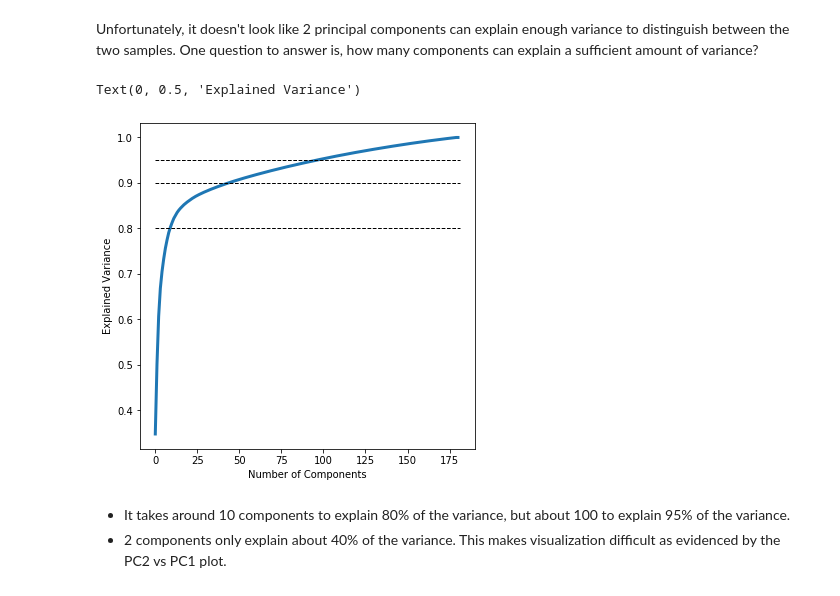
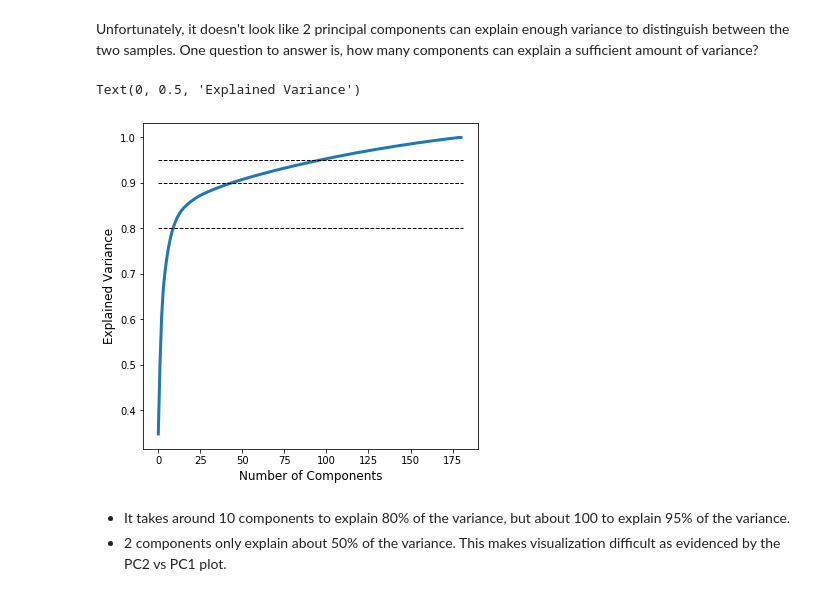
Before and after one commit to s-mushnoori/diagnosing-pancreatic-cancer, a Jupyter notebook: diagnosing-pancreatic-cancer.ipynb, the cells around one changed output. Drawn from its saved outputs; the diff is of its cells as text; code cells hidden in the pictures.

```diff
--- a/diagnosing-pancreatic-cancer.ipynb
+++ b/diagnosing-pancreatic-cancer.ipynb
@@ -348,14 +348,14 @@ One question to answer is, how many components can explain a sufficient amount o
 # %%
 plt.figure(figsize=[6,6])
 plt.plot(np.cumsum(pca.explained_variance_ratio_), linewidth = 3)
 plt.plot([0, X_pca.shape[0]], [0.8, 0.8], color='k', linestyle='dashed', linewidth = 1)
 plt.plot([0, X_pca.shape[0]], [0.9, 0.9], color='k', linestyle='dashed', linewidth = 1)
 plt.plot([0, X_pca.shape[0]], [0.95, 0.95], color='k', linestyle='dashed', linewidth = 1)
-plt.xlabel('Number of Components')
-plt.ylabel('Explained Variance')
+plt.xlabel('Number of Components', fontsize=12)
+plt.ylabel('Explained Variance', fontsize=12)
 # %% [output]
 Text(0, 0.5, 'Explained Variance')
-[figure, old version]
+[figure, new version]
 # %% [markdown]
 - It takes around 10 components to explain 80% of the variance, but about 100 to explain 95% of the variance.
-- 2 components only explain about 40% of the variance. This makes visualization difficult as evidenced by the PC2 vs PC1 plot.
+- 2 components only explain about 50% of the variance. This makes visualization difficult as evidenced by the PC2 vs PC1 plot.
```
Also changed, not shown: parts of 35 cells of this notebook.
